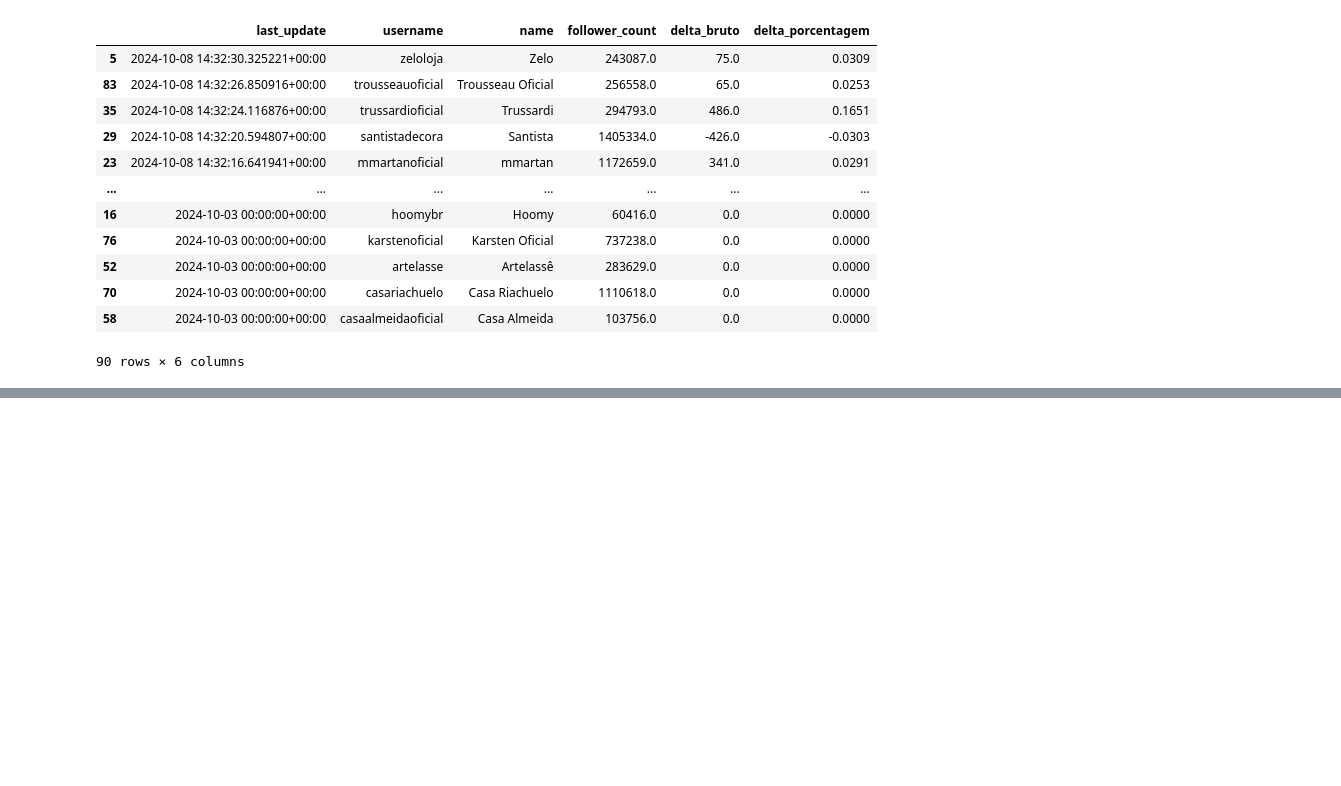
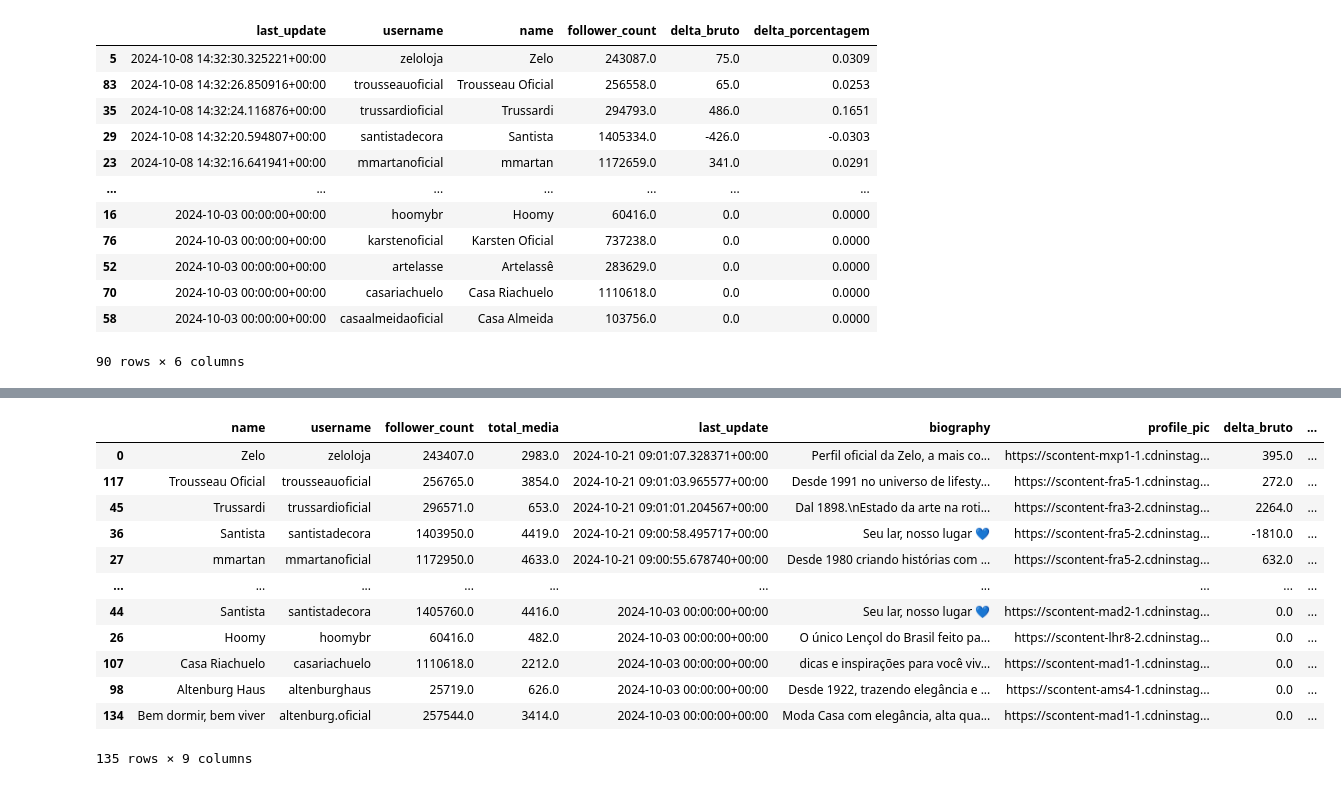
Before and after one commit to AmmoJailton/kpi-indicadores2, a Jupyter notebook: notebooks/discovery_instagram_api.ipynb, the cells around one changed output, grey strips where cells are left out. Saved outputs shown, nothing was run; the diff lists cells and outputs as text; code cells hidden in the pictures; blank space fills up the shorter version.

```diff
--- a/notebooks/discovery_instagram_api.ipynb
+++ b/notebooks/discovery_instagram_api.ipynb
@@ -1522,0 +1625,17 @@ current_dataset[columns]
+# %%
+current_dataset = manager.load_current_account_history_dataset(source='bigquery', query=QUERY_INSTAGRAM_MONITOR)
+current_dataset
+# %% [output]
+|  | name | username | follower_count | total_media | last_update | biography | profile_pic | delta_bruto | ... |
+| 0 | Zelo | zeloloja | 243407.0 | 2983.0 | 2024-10-21 09:01:07.328371+00:00 | Perfil oficial da Zelo, a mais co... | https://scontent-mxp1-1.cdninstag... | 395.0 | ... |
+| 117 | Trousseau Oficial | trousseauoficial | 256765.0 | 3854.0 | 2024-10-21 09:01:03.965577+00:00 | Desde 1991 no universo de lifesty... | https://scontent-fra5-1.cdninstag... | 272.0 | ... |
+| 45 | Trussardi | trussardioficial | 296571.0 | 653.0 | 2024-10-21 09:01:01.204567+00:00 | Dal 1898.\nEstado da arte na roti... | https://scontent-fra3-2.cdninstag... | 2264.0 | ... |
+| 36 | Santista | santistadecora | 1403950.0 | 4419.0 | 2024-10-21 09:00:58.495717+00:00 | Seu lar, nosso lugar 💙 | https://scontent-fra5-2.cdninstag... | -1810.0 | ... |
+| 27 | mmartan | mmartanoficial | 1172950.0 | 4633.0 | 2024-10-21 09:00:55.678740+00:00 | Desde 1980 criando histórias com ... | https://scontent-fra5-2.cdninstag... | 632.0 | ... |
+| ... | ... | ... | ... | ... | ... | ... | ... | ... | ... |
+| 44 | Santista | santistadecora | 1405760.0 | 4416.0 | 2024-10-03 00:00:00+00:00 | Seu lar, nosso lugar 💙 | https://scontent-mad2-1.cdninstag... | 0.0 | ... |
+| 26 | Hoomy | hoomybr | 60416.0 | 482.0 | 2024-10-03 00:00:00+00:00 | O único Lençol do Brasil feito pa... | https://scontent-lhr8-2.cdninstag... | 0.0 | ... |
+| 107 | Casa Riachuelo | casariachuelo | 1110618.0 | 2212.0 | 2024-10-03 00:00:00+00:00 | dicas e inspirações para você viv... | https://scontent-mad1-1.cdninstag... | 0.0 | ... |
+| 98 | Altenburg Haus | altenburghaus | 25719.0 | 626.0 | 2024-10-03 00:00:00+00:00 | Desde 1922, trazendo elegância e ... | https://scontent-ams4-1.cdninstag... | 0.0 | ... |
+| 134 | Bem dormir, bem viver | altenburg.oficial | 257544.0 | 3414.0 | 2024-10-03 00:00:00+00:00 | Moda Casa com elegância, alta qua... | https://scontent-mad1-1.cdninstag... | 0.0 | ... |
+135 rows × 9 columns
```
Also changed, not shown: parts of 6 cells of this notebook, 15 other files.
